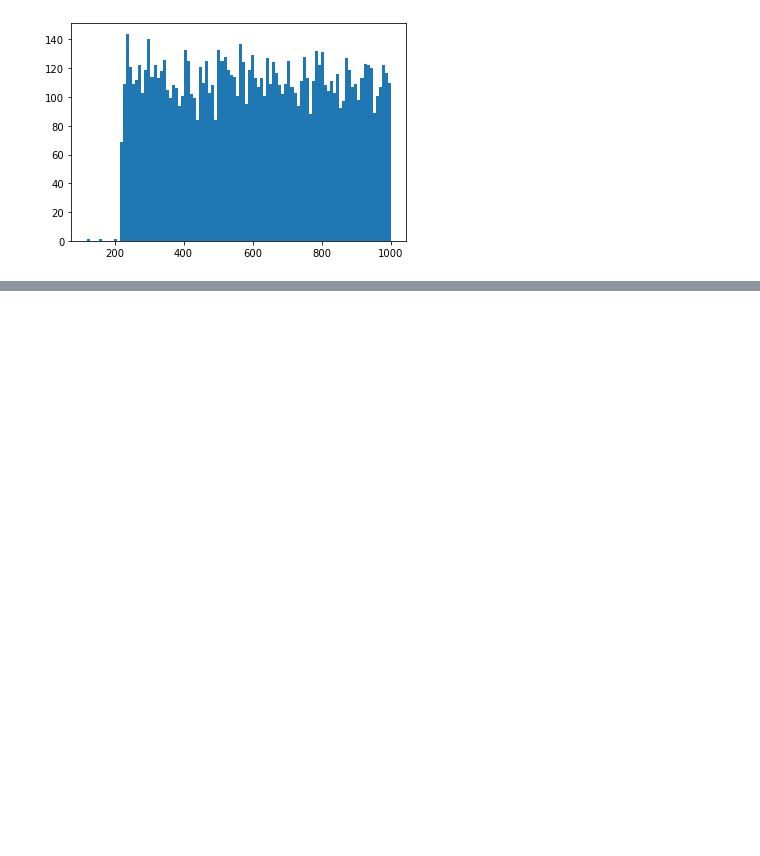
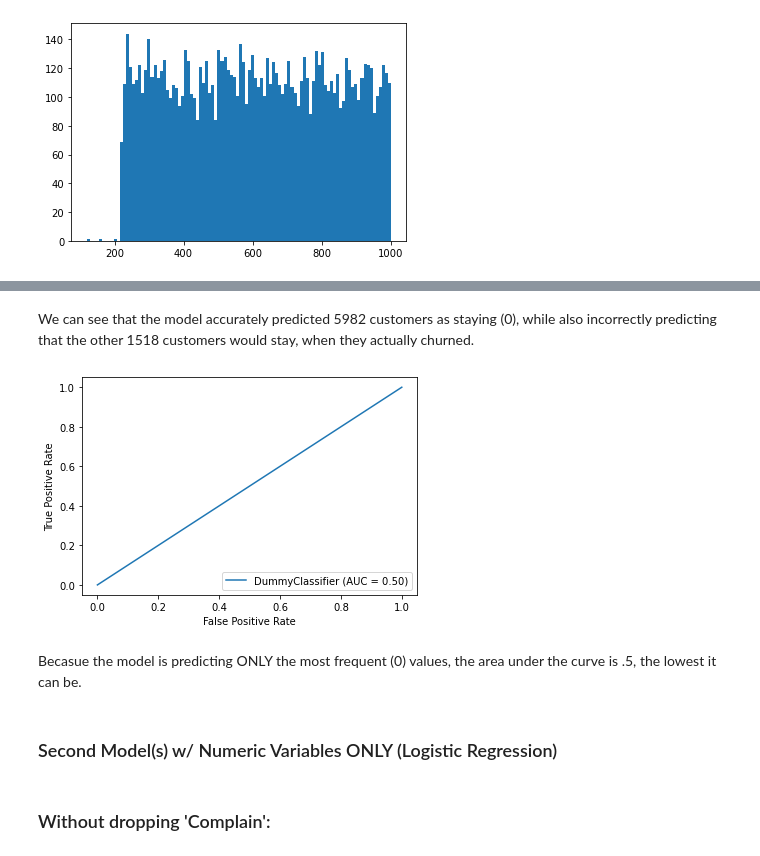
Before and after one commit to SamBen804/Bank_Customer_Churn_Analysis, a Jupyter notebook: EDA.ipynb, the cells around one changed output, grey strips where cells are left out. Drawn from its saved outputs; the diff is of its cells as text; code cells hidden in the pictures; blank space fills up the shorter version.

```diff
--- a/EDA.ipynb
+++ b/EDA.ipynb
@@ -214,0 +324,12 @@ plt.hist(df['Point Earned'], bins=100);
+# %% [markdown]
+We can see that the model accurately predicted 5982 customers as staying (0), while also incorrectly predicting that
+the other 1518 customers would stay, when they actually churned.
+# %%
+plot_roc_curve(dummy, X_train, y_train);
+# %% [output]
+[figure, added]
+# %% [markdown]
+Becasue the model is predicting ONLY the most frequent (0) values, the area under the curve is .5, the lowest it can
+be.
+# %% [markdown]
+### Second Model(s) w/ Numeric Variables ONLY (Logistic Regression)
@@ -214,0 +339,2 @@ plt.hist(df['Point Earned'], bins=100);
+# %% [markdown]
+### Without dropping 'Complain':
```
Also changed, not shown: parts of 86 cells of this notebook.
